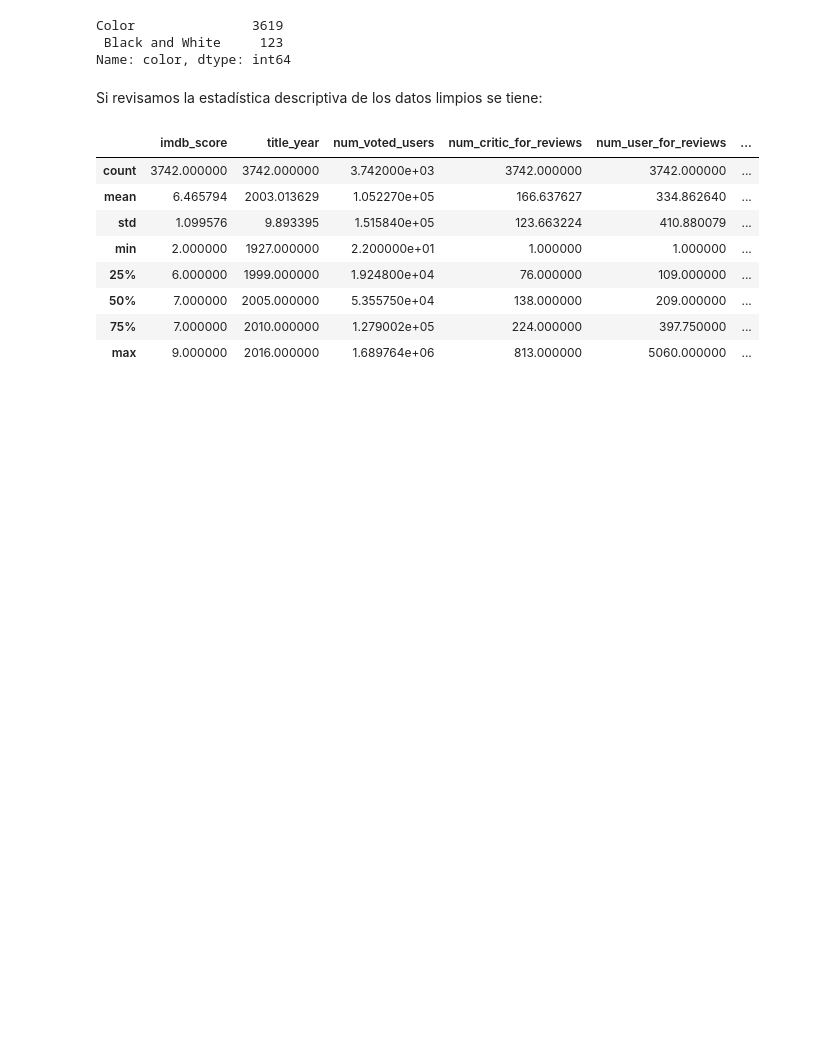
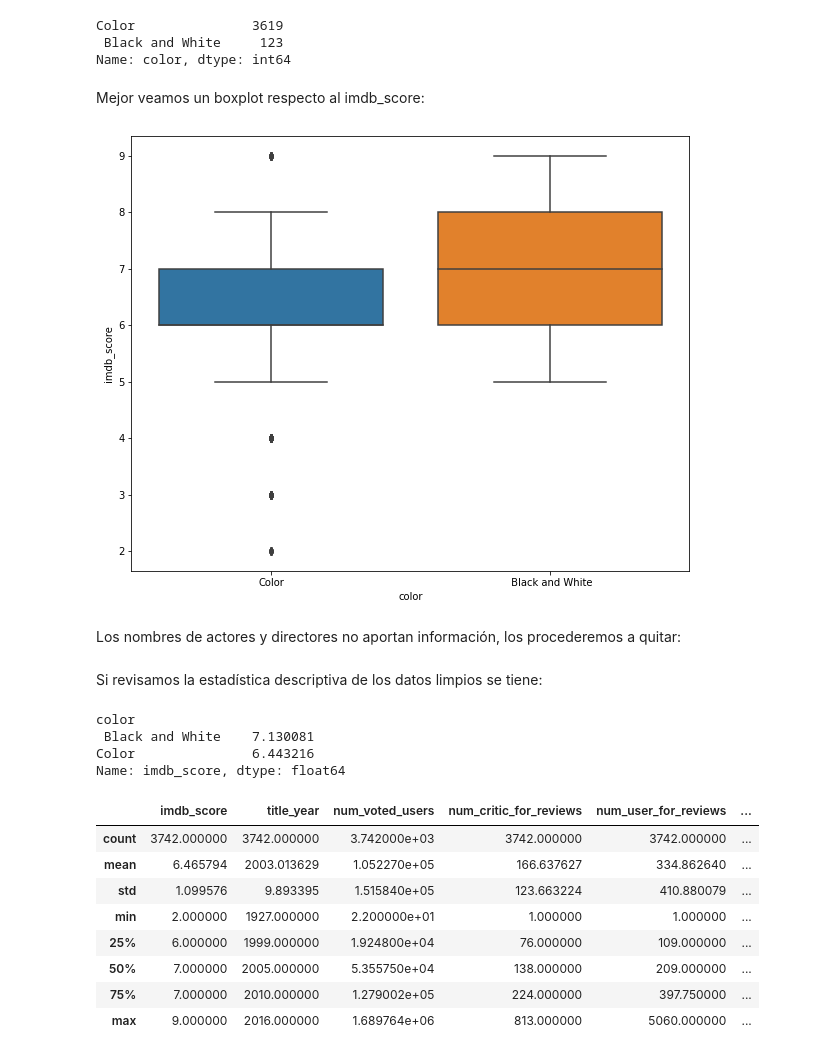
Before and after one commit to SebasUrbina/tarea3_mineria, a Jupyter notebook: Tarea 3.ipynb, the cells around one changed output. Cells and saved outputs as stored; diff of their text form; code cells hidden in the pictures; blank space fills up the shorter version.

```diff
--- a/Tarea 3.ipynb
+++ b/Tarea 3.ipynb
@@ -507,3 +509,12 @@ movies["color"].value_counts()
 Color               3619
  Black and White     123
 Name: color, dtype: int64
+# %% [markdown]
+Mejor veamos un boxplot respecto al imdb_score:
+# %%
+fig = sns.boxplot(x = "color", y = "imdb_score", data = movies);
+#plt.setp(fig.get_xticklabels(), rotation = 90);
+# %% [output]
+[figure, added]
+# %% [markdown]
+Los nombres de actores y directores no aportan información, los procederemos a quitar:
@@ -510,5 +523,19 @@ Name: color, dtype: int64
 # %% [markdown]
 Si revisamos la estadística descriptiva de los datos limpios se tiene:
+# %%
+feature = "color"
+# esto cuenta las ocurrencias de cada valor en 'feature'
+count = movies[feature].value_counts()
+# esto calcula el score promedio por cada valor del 'feature'
+avg_score = movies.groupby(feature)["imdb_score"].mean()
+# los juntamos en un mismo dataframe
+#count.to_frame().join(avg_score)
+avg_score
+# %% [output]
+color
+ Black and White    7.130081
+Color               6.443216
+Name: imdb_score, dtype: float64
 # %%
 movies.describe()
 # %% [output]
```
Also changed, not shown: parts of 12 cells of this notebook.
